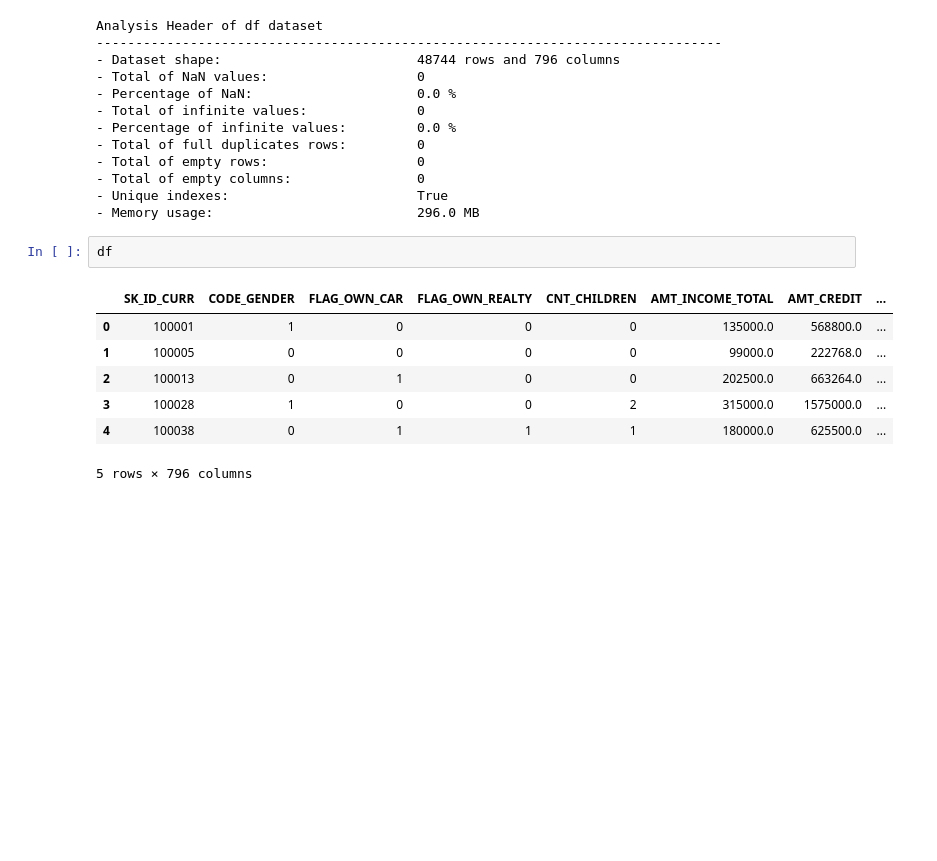
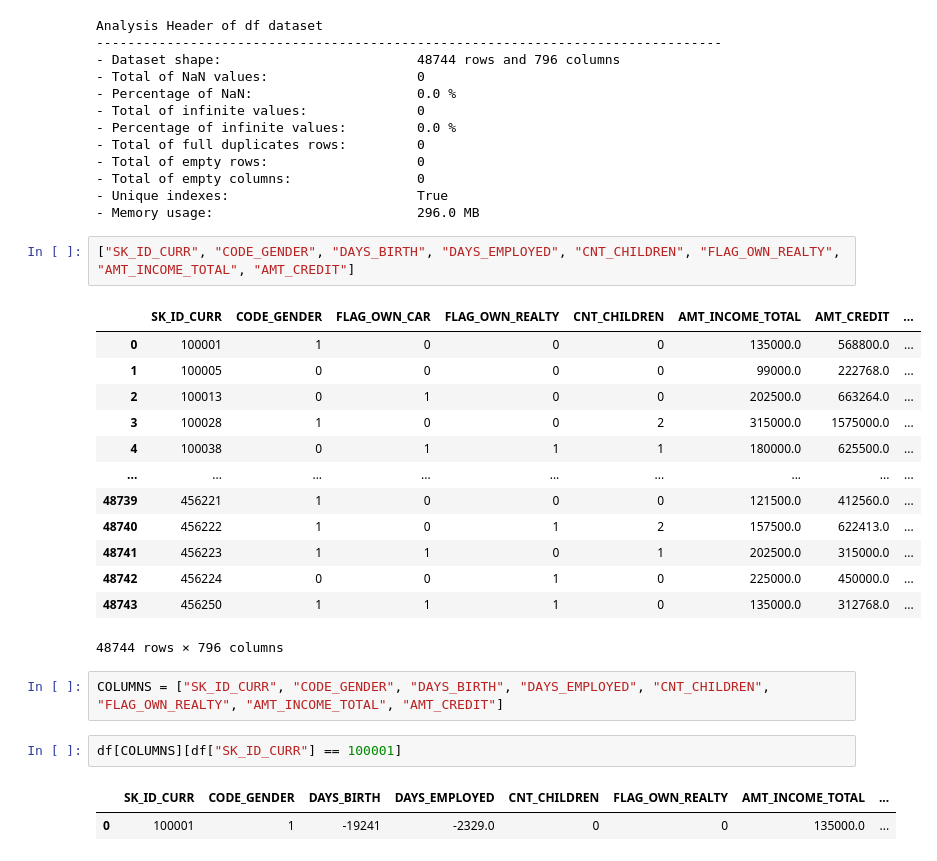
Before and after one commit to samirhinojosa/OC-P7-IMPLEMENT-A-SCORING-MODEL, a Jupyter notebook: Untitled.ipynb, the cells around one changed output. Cells and saved outputs as stored; diff of their text form; blank space fills up the shorter version.

```diff
--- a/Untitled.ipynb
+++ b/Untitled.ipynb
@@ -26,12 +26,25 @@ Analysis Header of df dataset
 - Unique indexes:                        True
 - Memory usage:                          296.0 MB
 # %%
-df
+["SK_ID_CURR", "CODE_GENDER", "DAYS_BIRTH", "DAYS_EMPLOYED", "CNT_CHILDREN", "FLAG_OWN_REALTY", "AMT_INCOME_TOTAL", "AMT_CREDIT"]
 # %% [output]
 |  | SK_ID_CURR | CODE_GENDER | FLAG_OWN_CAR | FLAG_OWN_REALTY | CNT_CHILDREN | AMT_INCOME_TOTAL | AMT_CREDIT | ... |
 | 0 | 100001 | 1 | 0 | 0 | 0 | 135000.0 | 568800.0 | ... |
 | 1 | 100005 | 0 | 0 | 0 | 0 | 99000.0 | 222768.0 | ... |
 | 2 | 100013 | 0 | 1 | 0 | 0 | 202500.0 | 663264.0 | ... |
 | 3 | 100028 | 1 | 0 | 0 | 2 | 315000.0 | 1575000.0 | ... |
 | 4 | 100038 | 0 | 1 | 1 | 1 | 180000.0 | 625500.0 | ... |
+| ... | ... | ... | ... | ... | ... | ... | ... | ... |
+| 48739 | 456221 | 1 | 0 | 0 | 0 | 121500.0 | 412560.0 | ... |
+| 48740 | 456222 | 1 | 0 | 1 | 2 | 157500.0 | 622413.0 | ... |
+| 48741 | 456223 | 1 | 1 | 0 | 1 | 202500.0 | 315000.0 | ... |
+| 48742 | 456224 | 0 | 0 | 1 | 0 | 225000.0 | 450000.0 | ... |
+| 48743 | 456250 | 1 | 1 | 1 | 0 | 135000.0 | 312768.0 | ... |
-5 rows × 796 columns
+48744 rows × 796 columns
+# %%
+COLUMNS = ["SK_ID_CURR", "CODE_GENDER", "DAYS_BIRTH", "DAYS_EMPLOYED", "CNT_CHILDREN", "FLAG_OWN_REALTY", "AMT_INCOME_TOTAL", "AMT_CREDIT"]
+# %%
+df[COLUMNS][df["SK_ID_CURR"] == 100001]
+# %% [output]
+|  | SK_ID_CURR | CODE_GENDER | DAYS_BIRTH | DAYS_EMPLOYED | CNT_CHILDREN | FLAG_OWN_REALTY | AMT_INCOME_TOTAL | ... |
+| 0 | 100001 | 1 | -19241 | -2329.0 | 0 | 0 | 135000.0 | ... |
```
Also changed, not shown: parts of 13 cells of this notebook, 1 other file.
